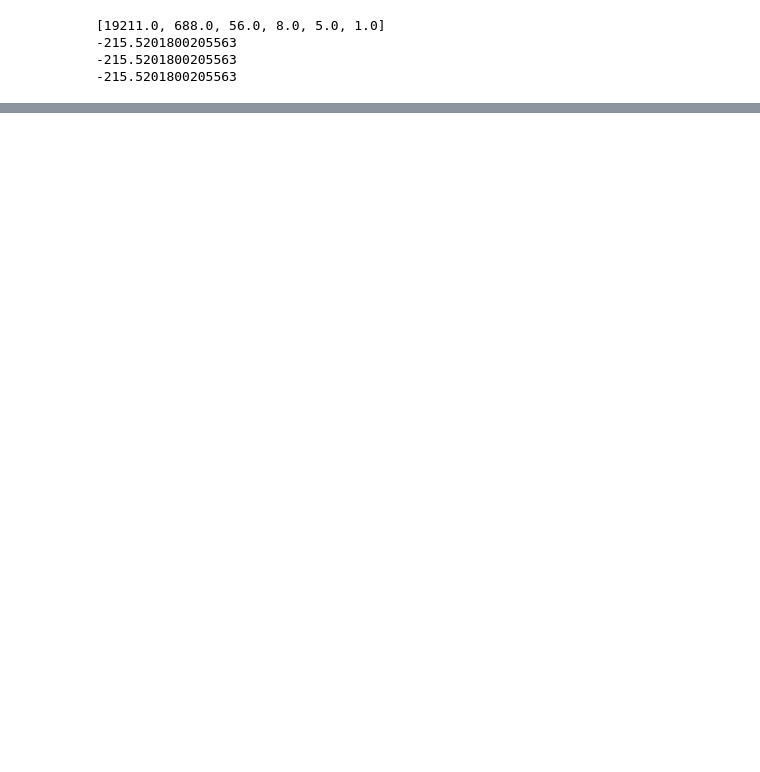
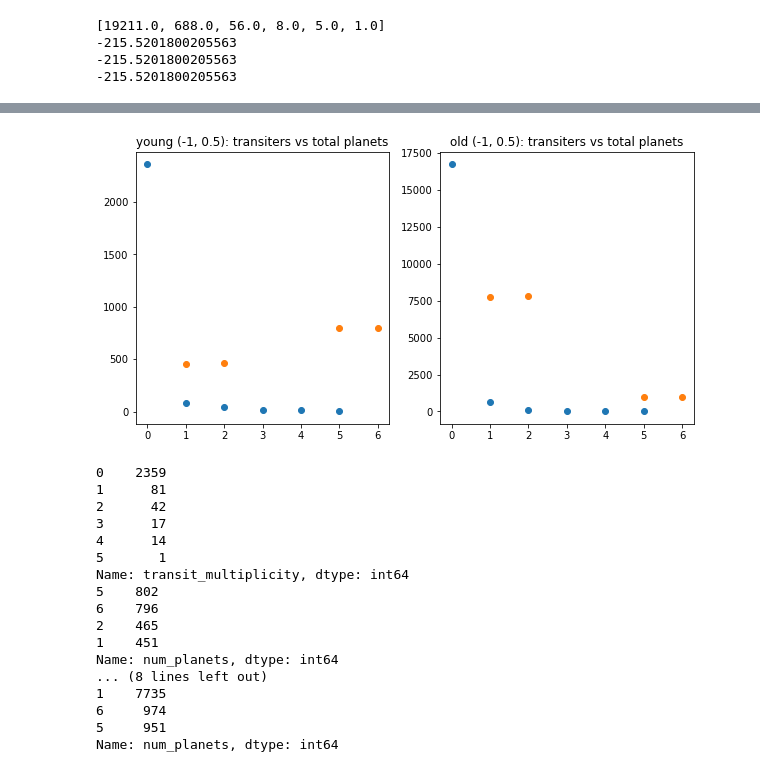
Before and after one commit to exoclam/sculpting, a Jupyter notebook: hipergator/troubleshoot-logLs.ipynb, the cells around one changed output, grey strips where cells are left out. Drawn from its saved outputs; the diff is of its cells as text; code cells hidden in the pictures; blank space fills up the shorter version.

```diff
--- a/hipergator/troubleshoot-logLs.ipynb
+++ b/hipergator/troubleshoot-logLs.ipynb
@@ -278,0 +315,42 @@ plt.show()
+# %%
+df = pd.read_csv('young_old_test_data/transits5_10_1.csv')
+df.planet_inclinations = df.planet_inclinations.apply(literal_eval)
+df['num_planets'] = df.planet_inclinations.str.len()
+df_young = df.loc[a.star_ages <= 1.]
+df_old = df.loc[df.star_ages > 1.]
+# %%
+fig, axes = plt.subplots(ncols=2, nrows=1, figsize=[10,5])
+ax = axes[0]
+ax.scatter(df_young.transit_multiplicity.value_counts().index, df_young.transit_multiplicity.value_counts())
+ax.scatter(df_young.num_planets.value_counts().index, df_young.num_planets.value_counts())
+ax.set_title('young (-1, 0.5): transiters vs total planets')
+
+ax = axes[1]
+ax.scatter(df_old.transit_multiplicity.value_counts().index, df_old.transit_multiplicity.value_counts())
+ax.scatter(df_old.num_planets.value_counts().index, df_old.num_planets.value_counts())
+ax.set_title('old (-1, 0.5): transiters vs total planets')
+plt.show()
+
+print(df_young.transit_multiplicity.value_counts())
+print(df_young.num_planets.value_counts())
+print(df_old.transit_multiplicity.value_counts())
+print(df_old.num_planets.value_counts())
+# %% [output]
+[figure, added]
+0    2359
+1      81
+2      42
+3      17
+4      14
+5       1
+Name: transit_multiplicity, dtype: int64
+5    802
+6    796
+2    465
+1    451
+Name: num_planets, dtype: int64
+... (8 lines left out)
+1    7735
+6     974
+5     951
+Name: num_planets, dtype: int64
```
Also changed, not shown: parts of 17 cells of this notebook.
